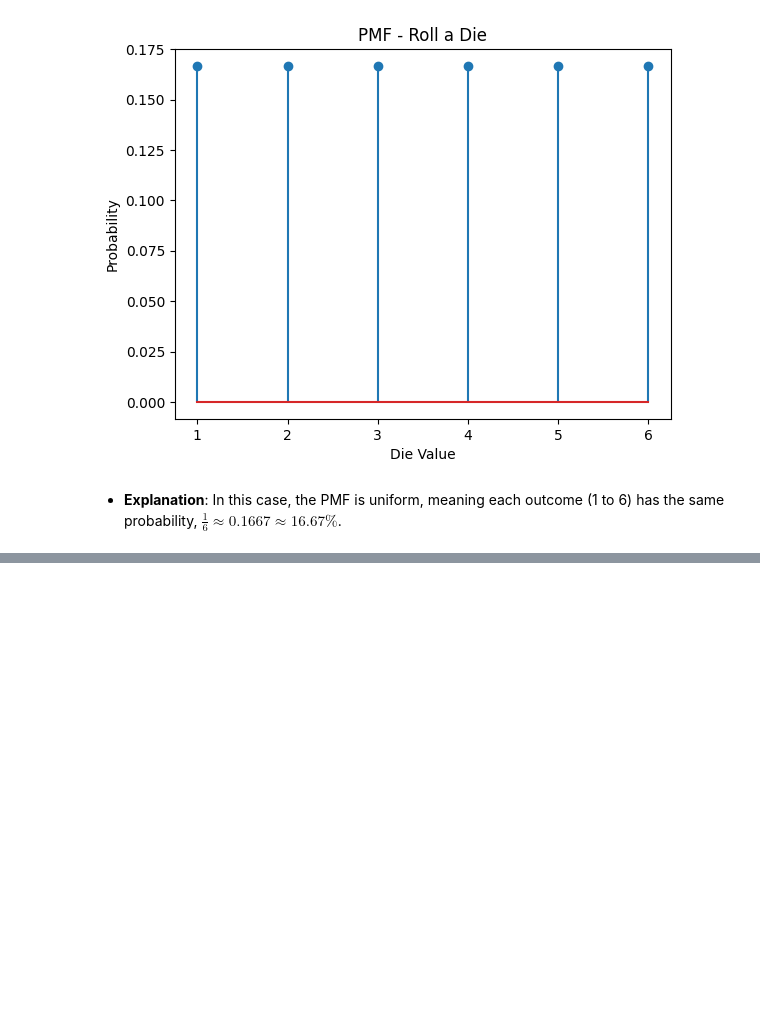
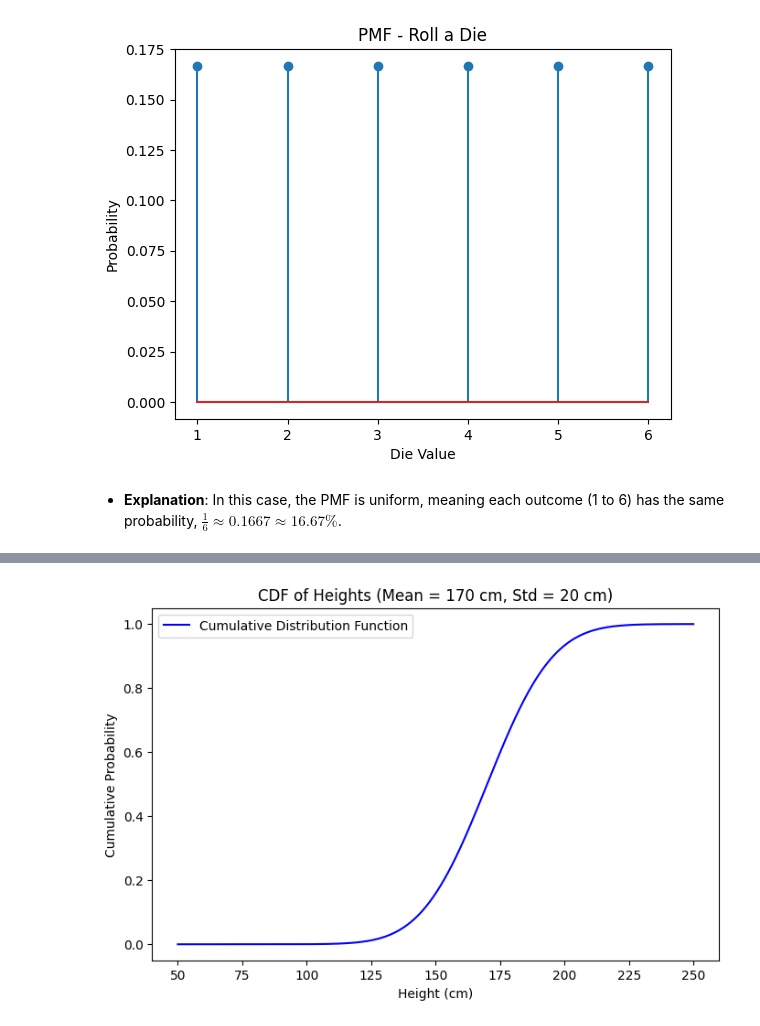
Before and after one commit to themarisolhernandez/ds-review-lessons, a Jupyter notebook: 09-random-variables.ipynb, the cells around one changed output, grey strips where cells are left out. Cells and saved outputs as stored; diff of their text form; code cells hidden in the pictures; blank space fills up the shorter version.

```diff
--- a/09-random-variables.ipynb
+++ b/09-random-variables.ipynb
@@ -56,0 +177,14 @@ plt.show()
+# %%
+# Calculate the CDF for these heights
+cdf = norm.cdf(data, mu, sigma)
+
+# Plotting the CDF
+plt.figure(figsize=(8, 5))
+plt.plot(data, cdf, 'b-', label='Cumulative Distribution Function')
+plt.title('CDF of Heights (Mean = 170 cm, Std = 20 cm)')
+plt.xlabel('Height (cm)')
+plt.ylabel('Cumulative Probability')
+plt.legend()
+plt.show()
+# %% [output]
+[figure, added]
```
Also changed, not shown: parts of 17 cells of this notebook.
